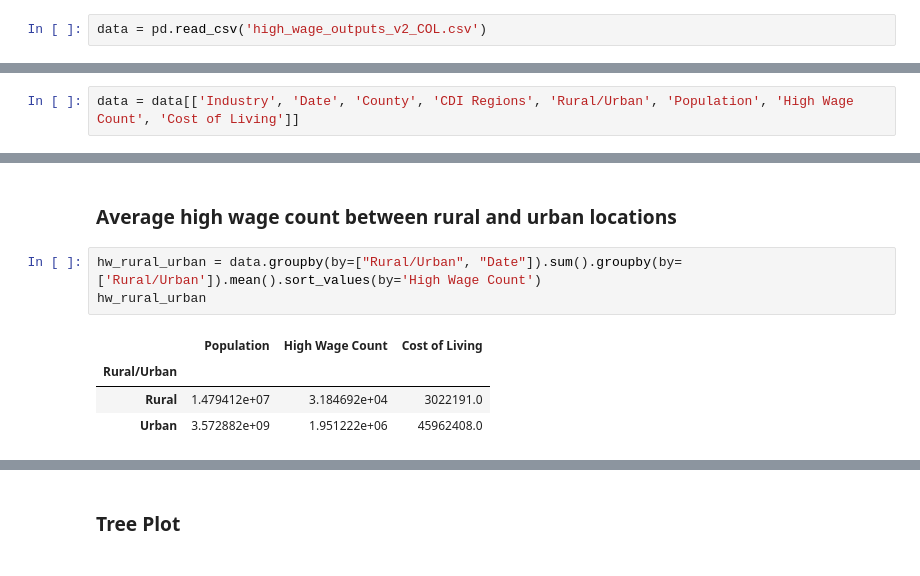
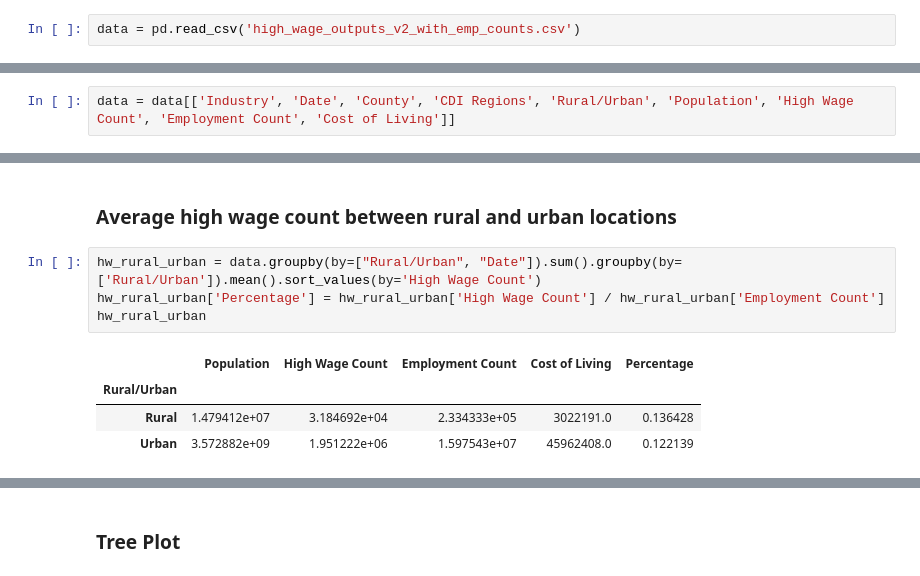
Before and after one commit to cafwd/job_quality_index, a Jupyter notebook: high-wage-visualizations.ipynb, the cells around one changed output, grey strips where cells are left out. Saved outputs shown, nothing was run; the diff lists cells and outputs as text.

```diff
--- a/high-wage-visualizations.ipynb
+++ b/high-wage-visualizations.ipynb
@@ -15,7 +15,7 @@ import plotly.express as px
 warnings.filterwarnings('ignore')
 %config InlineBackend.figure_format='retina'
 # %%
-data = pd.read_csv('high_wage_outputs_v2_COL.csv')
+data = pd.read_csv('high_wage_outputs_v2_with_emp_counts.csv')
 # %%
 county_info = pd.read_csv('data/county_to_regions_key - Sheet1.csv')
 # %%
@@ -23,7 +23,7 @@ cost_of_living = pd.read_csv('data/united-way-col-1A1PS1C2019.csv') # 1 adult, 1
 # %%
 data = pd.merge(data, county_info, on='County')
 # %%
-data = data[['Industry', 'Date', 'County', 'CDI Regions', 'Rural/Urban', 'Population', 'High Wage Count', 'Cost of Living']]
+data = data[['Industry', 'Date', 'County', 'CDI Regions', 'Rural/Urban', 'Population', 'High Wage Count', 'Employment Count', 'Cost of Living']]
 # %%
 data['Population'] = normalize_titles(data['Population']).astype(int)
 # %%
@@ -463,12 +545,13 @@ plt.show()
 ### Average high wage count between rural and urban locations
 # %%
 hw_rural_urban = data.groupby(by=["Rural/Urban", "Date"]).sum().groupby(by=['Rural/Urban']).mean().sort_values(by='High Wage Count')
+hw_rural_urban['Percentage'] = hw_rural_urban['High Wage Count'] / hw_rural_urban['Employment Count']
 hw_rural_urban
 # %% [output]
-|  | Population | High Wage Count | Cost of Living |
-| Rural/Urban |  |  |  |
-| Rural | 1.479412e+07 | 3.184692e+04 | 3022191.0 |
-| Urban | 3.572882e+09 | 1.951222e+06 | 45962408.0 |
+|  | Population | High Wage Count | Employment Count | Cost of Living | Percentage |
+| Rural/Urban |  |  |  |  |  |
+| Rural | 1.479412e+07 | 3.184692e+04 | 2.334333e+05 | 3022191.0 | 0.136428 |
+| Urban | 3.572882e+09 | 1.951222e+06 | 1.597543e+07 | 45962408.0 | 0.122139 |
 # %%
 fig, ax = plt.subplots(figsize=(10,6))
 
```
Also changed, not shown: parts of 49 cells of this notebook, 2 other files.
